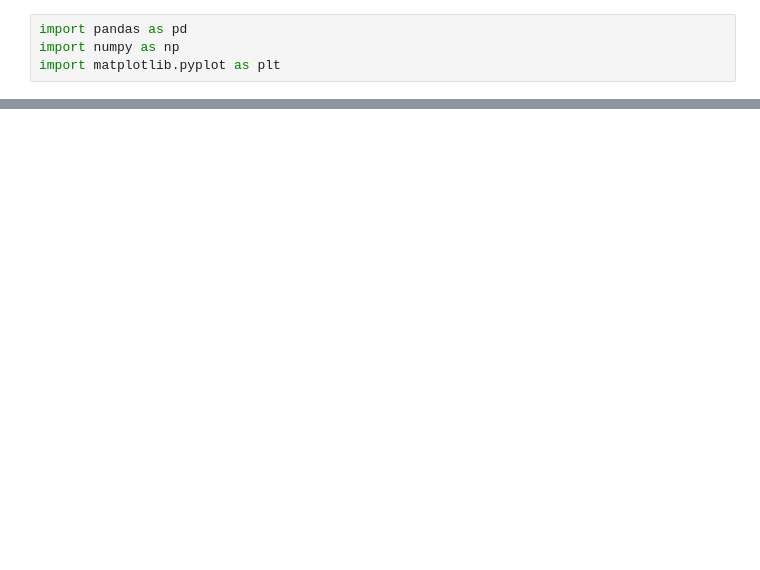
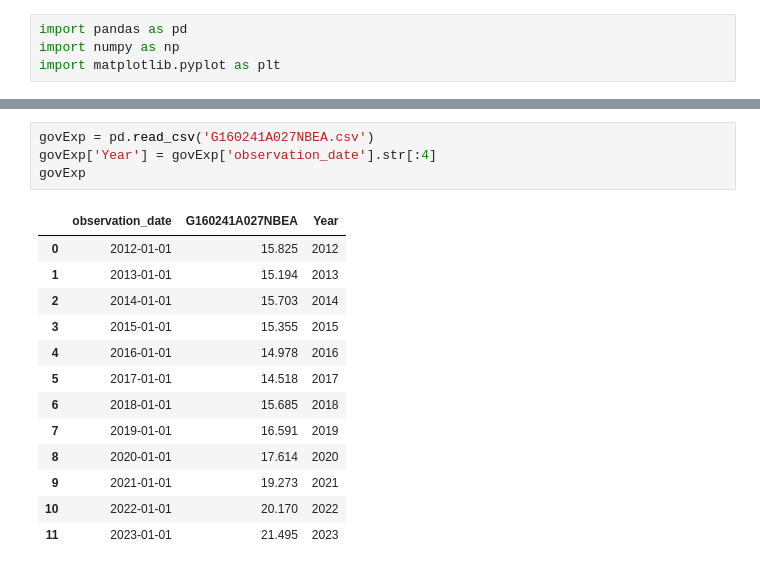
Before and after one commit to amishmish/cdc2025, a Jupyter notebook: carolinaDataChallenge.ipynb, the cells around one changed output, grey strips where cells are left out. Saved outputs shown, nothing was run; the diff lists cells and outputs as text; blank space fills up the shorter version.

```diff
--- a/carolinaDataChallenge.ipynb
+++ b/carolinaDataChallenge.ipynb
@@ -55,0 +75,18 @@ employment.T
+# %%
+govExp = pd.read_csv('G160241A027NBEA.csv')
+govExp['Year'] = govExp['observation_date'].str[:4]
+govExp
+# %% [output]
+|  | observation_date | G160241A027NBEA | Year |
+| 0 | 2012-01-01 | 15.825 | 2012 |
+| 1 | 2013-01-01 | 15.194 | 2013 |
+| 2 | 2014-01-01 | 15.703 | 2014 |
+| 3 | 2015-01-01 | 15.355 | 2015 |
+| 4 | 2016-01-01 | 14.978 | 2016 |
+| 5 | 2017-01-01 | 14.518 | 2017 |
+| 6 | 2018-01-01 | 15.685 | 2018 |
+| 7 | 2019-01-01 | 16.591 | 2019 |
+| 8 | 2020-01-01 | 17.614 | 2020 |
+| 9 | 2021-01-01 | 19.273 | 2021 |
+| 10 | 2022-01-01 | 20.170 | 2022 |
+| 11 | 2023-01-01 | 21.495 | 2023 |
```
Also changed, not shown: parts of 5 cells of this notebook, 1 other file.
